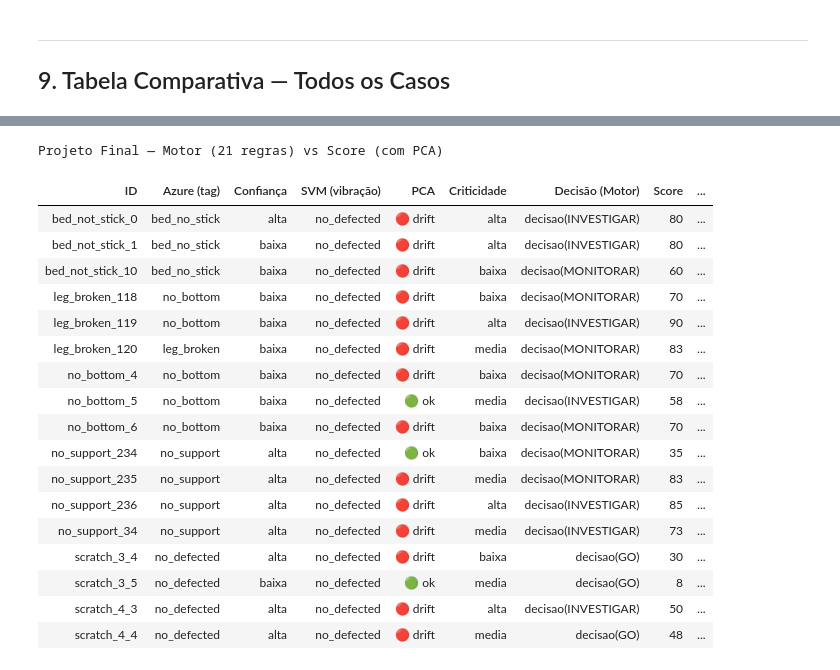
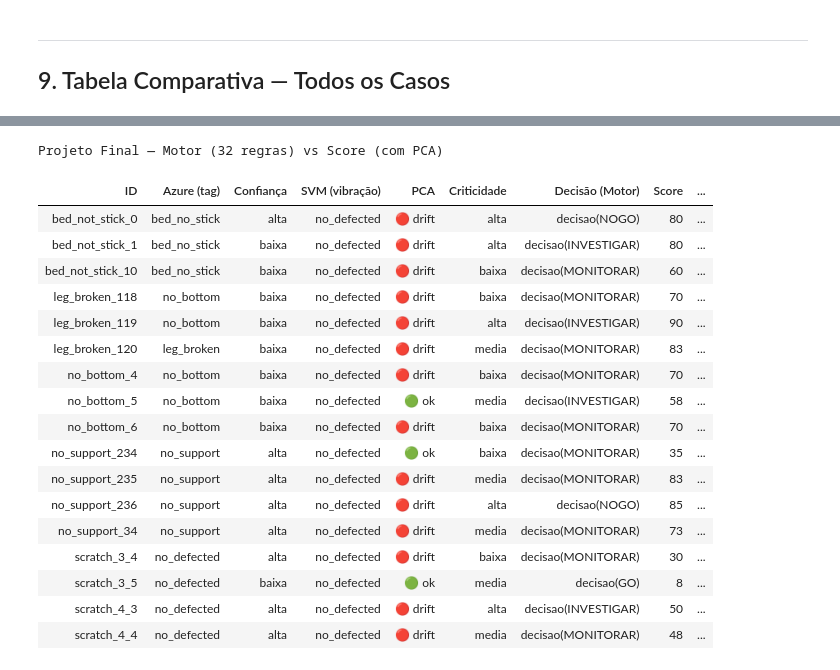
Before and after one commit to Luiznunes13/Projeto_pos_IA, a Jupyter notebook: Aula_6_Integracao_Outputs_IA_SBC_Laboratório_atualizado.ipynb, the cells around one changed output, grey strips where cells are left out. Drawn from its saved outputs; the diff is of its cells as text; code cells hidden in the pictures.

Commit message:
feat: integração score→motor (R33-R37 fallback), 37 regras, score_risco(X) na WM

```diff
--- a/Aula_6_Integracao_Outputs_IA_SBC_Laboratório_atualizado.ipynb
+++ b/Aula_6_Integracao_Outputs_IA_SBC_Laboratório_atualizado.ipynb
@@ -1560,36 +1591,36 @@ df = pd.DataFrame(linhas)
 
 def colorir_decisao(val):
     cores = {
         'decisao(GO)':         'background-color: #2ecc71; color: white; font-weight: bold',
         'acao(GO)':            'background-color: #2ecc71; color: white; font-weight: bold',
         'decisao(MONITORAR)':  'background-color: #a8e6a3; color: black; font-weight: bold',
         'acao(MONITORAR)':     'background-color: #a8e6a3; color: black; font-weight: bold',
         'decisao(AJUSTAR)':    'background-color: #f39c12; color: white; font-weight: bold',
         'acao(AJUSTAR)':       'background-color: #f39c12; color: white; font-weight: bold',
         'decisao(INVESTIGAR)': 'background-color: #e67e22; color: white; font-weight: bold',
         'acao(INVESTIGAR)':    'background-color: #e67e22; color: white; font-weight: bold',
         'decisao(NOGO)':       'background-color: #e74c3c; color: white; font-weight: bold',
         'acao(NOGO)':          'background-color: #e74c3c; color: white; font-weight: bold',
         'decisao(INDEFINIDA)': 'background-color: #95a5a6; color: white; font-weight: bold',
     }
     return cores.get(val, '')
 
 display(
     df.style
     .map(colorir_decisao, subset=['Decisão (Motor)', 'Decisão (Score)'])
-    .set_caption('Projeto Final — Motor (21 regras) vs Score (com PCA)')
+    .set_caption('Projeto Final — Motor (32 regras) vs Score (com PCA)')
     .set_table_styles([
         {'selector': 'caption', 'props': [('font-size', '16px'), ('font-weight', 'bold'), ('padding', '10px')]},
         {'selector': 'th', 'props': [('background-color', '#2c3e50'), ('color', 'white'), ('font-size', '13px'), ('padding', '8px 12px')]},
         {'selector': 'td', 'props': [('padding', '8px 12px'), ('font-size', '13px'), ('border-bottom', '1px solid #ddd')]},
         {'selector': 'tr:hover', 'props': [('background-color', '#f5f5f5')]},
     ])
     .hide(axis='index')
 )
 # %% [output]
-Projeto Final — Motor (21 regras) vs Score (com PCA)
+Projeto Final — Motor (32 regras) vs Score (com PCA)
 | ID | Azure (tag) | Confiança | SVM (vibração) | PCA | Criticidade | Decisão (Motor) | Score | ... |
-| bed_not_stick_0 | bed_no_stick | alta | no_defected | 🔴 drift | alta | decisao(INVESTIGAR) | 80 | ... |
+| bed_not_stick_0 | bed_no_stick | alta | no_defected | 🔴 drift | alta | decisao(NOGO) | 80 | ... |
 | bed_not_stick_1 | bed_no_stick | baixa | no_defected | 🔴 drift | alta | decisao(INVESTIGAR) | 80 | ... |
 | bed_not_stick_10 | bed_no_stick | baixa | no_defected | 🔴 drift | baixa | decisao(MONITORAR) | 60 | ... |
 | leg_broken_118 | no_bottom | baixa | no_defected | 🔴 drift | baixa | decisao(MONITORAR) | 70 | ... |
@@ -1600,9 +1631,9 @@ Projeto Final — Motor (21 regras) vs Score (com PCA)
 | no_bottom_6 | no_bottom | baixa | no_defected | 🔴 drift | baixa | decisao(MONITORAR) | 70 | ... |
 | no_support_234 | no_support | alta | no_defected | 🟢 ok | baixa | decisao(MONITORAR) | 35 | ... |
 | no_support_235 | no_support | alta | no_defected | 🔴 drift | media | decisao(MONITORAR) | 83 | ... |
-| no_support_236 | no_support | alta | no_defected | 🔴 drift | alta | decisao(INVESTIGAR) | 85 | ... |
-| no_support_34 | no_support | alta | no_defected | 🔴 drift | media | decisao(INVESTIGAR) | 73 | ... |
-| scratch_3_4 | no_defected | alta | no_defected | 🔴 drift | baixa | decisao(GO) | 30 | ... |
+| no_support_236 | no_support | alta | no_defected | 🔴 drift | alta | decisao(NOGO) | 85 | ... |
+| no_support_34 | no_support | alta | no_defected | 🔴 drift | media | decisao(MONITORAR) | 73 | ... |
+| scratch_3_4 | no_defected | alta | no_defected | 🔴 drift | baixa | decisao(MONITORAR) | 30 | ... |
 | scratch_3_5 | no_defected | baixa | no_defected | 🟢 ok | media | decisao(GO) | 8 | ... |
 | scratch_4_3 | no_defected | alta | no_defected | 🔴 drift | alta | decisao(INVESTIGAR) | 50 | ... |
-| scratch_4_4 | no_defected | alta | no_defected | 🔴 drift | media | decisao(GO) | 48 | ... |
+| scratch_4_4 | no_defected | alta | no_defected | 🔴 drift | media | decisao(MONITORAR) | 48 | ... |
```
Also changed, not shown: parts of 12 cells of this notebook.
